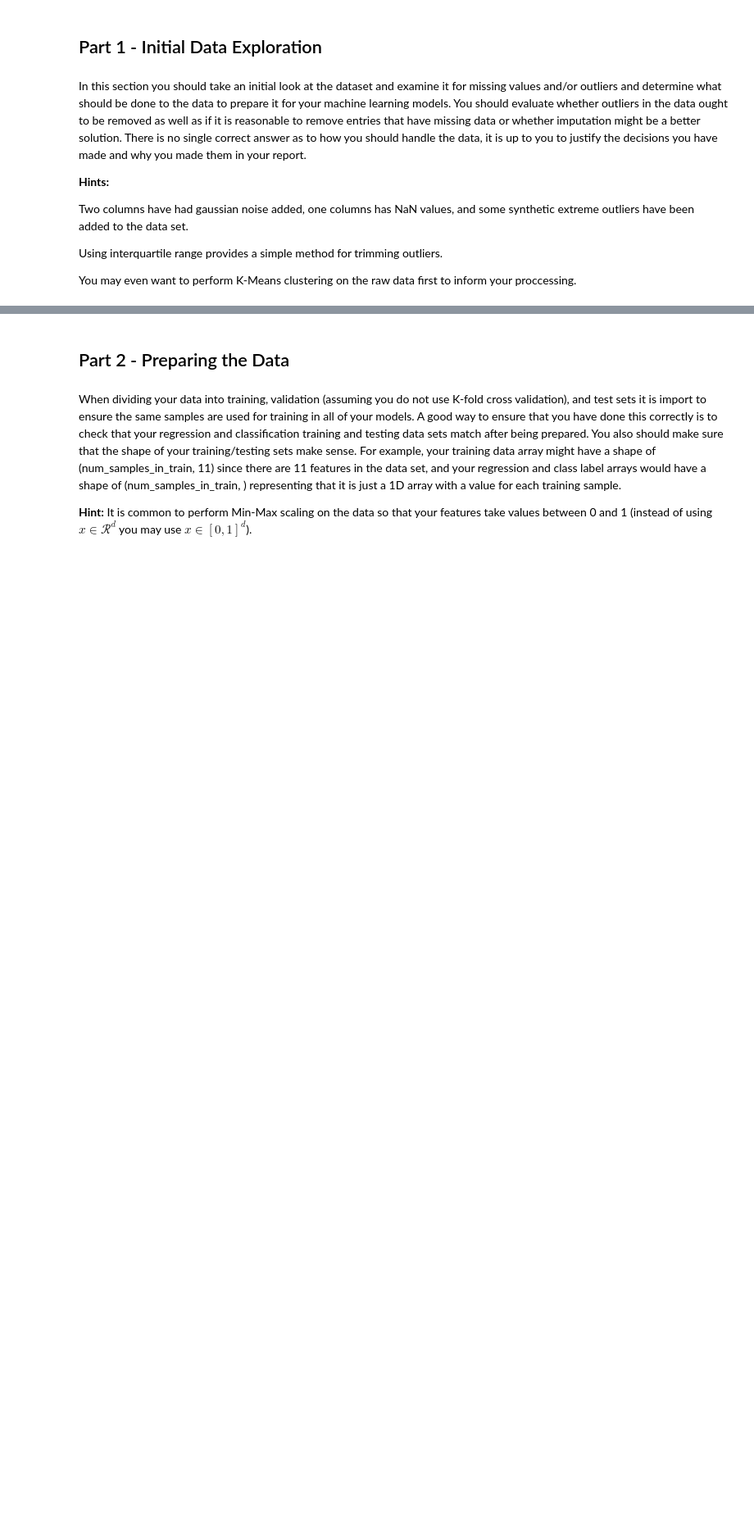
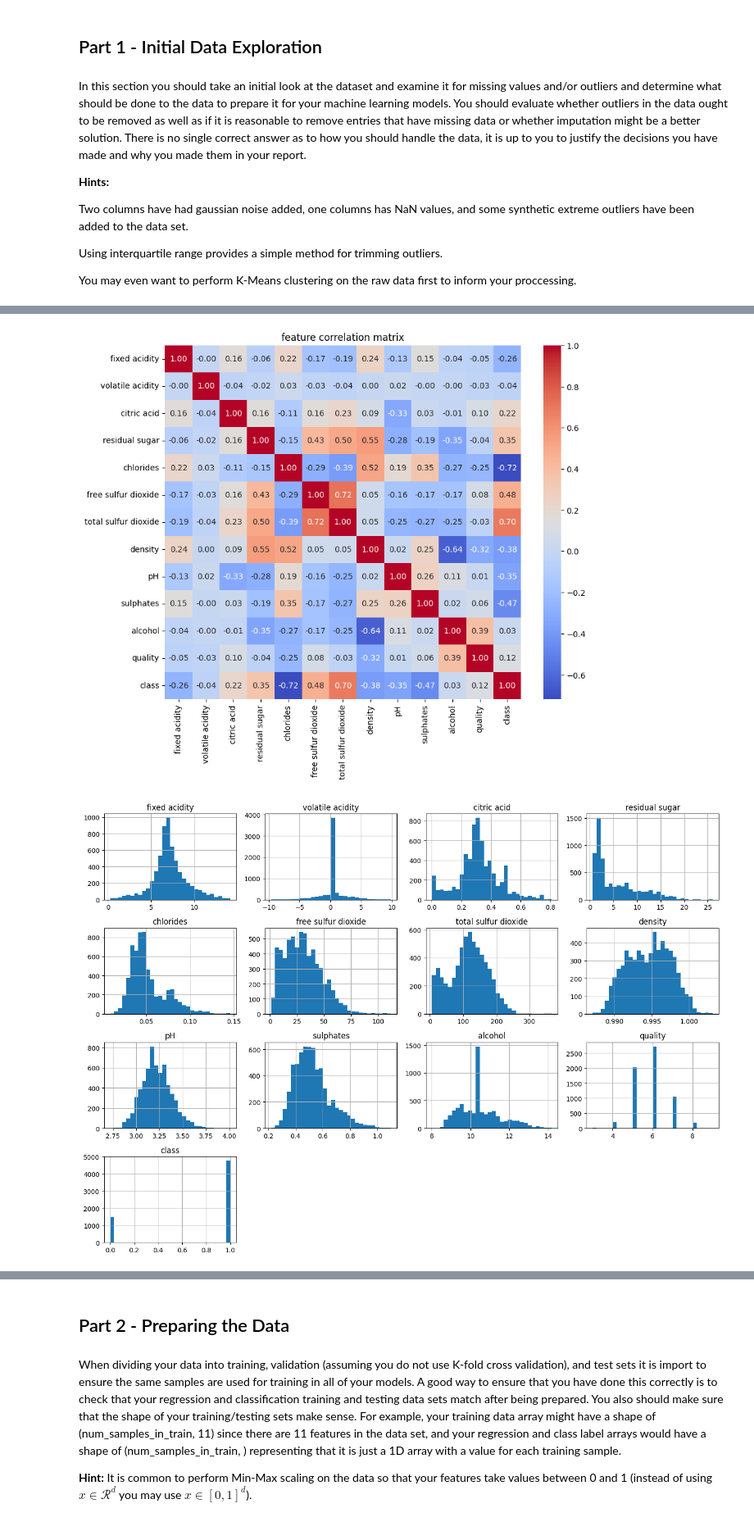
Before and after one commit to Joe-Bresee/data-mining, a Jupyter notebook: a1/Data_Mining_Assignment_1_post.ipynb, the cells around one changed output, grey strips where cells are left out. Shown at 82% size. Drawn from its saved outputs; the diff is of its cells as text; code cells hidden in the pictures; blank space fills up the shorter version.

```diff
--- a/a1/Data_Mining_Assignment_1_post.ipynb
+++ b/a1/Data_Mining_Assignment_1_post.ipynb
@@ -88,0 +113,28 @@ dtype: float64
+# %%
+
+# looks like normal curve until after the 7.5 mark.
+# an appropriate cut-off line for outliers would be the 8 mark.
+
+# After initially trying to perform IQR on all columns, and having too many data entries removed for even a very strict IQR multiplier,
+# I checked to see if only a couple columns are causing most of the gaussian noise (from the above hint).
+for col in imputed_data.select_dtypes(include=["number"]).columns:
+    Q1 = imputed_data[col].quantile(0.25)
+    Q3 = imputed_data[col].quantile(0.75)
+    IQR = Q3 - Q1
+    n_outliers = ((imputed_data[col] < Q1 - 3*IQR) | (imputed_data[col] > Q3 + 3*IQR)).sum()
+    if n_outliers > 0.1 * len(imputed_data): print(f"{col}: {n_outliers} outliers")
+
+noisy_cols = ["volatile acidity", "class"]
+
+clean_data = imputed_data.copy()
+for col in clean_data.select_dtypes(include=["number"]).columns:
+    if col in noisy_cols:
+        continue
+    Q1 = clean_data[col].quantile(0.25)
+    Q3 = clean_data[col].quantile(0.75)
+    IQR = Q3 - Q1
+    lower = Q1 - 3 * IQR
+    upper = Q3 + 3 * IQR
+    clean_data = clean_data[(clean_data[col] >= lower) & (clean_data[col] <= upper)]
+
+print(f"percentage of rows removed: {1 - (len(clean_data) / len(imputed_data))}")
@@ -88,0 +165,16 @@ dtype: float64
+# %%
+
+# examining correlations
+corr_matrix = clean_data.corr()
+plt.figure(figsize=(10, 8))
+sns.heatmap(corr_matrix, annot=True, fmt=".2f", cmap="coolwarm")
+plt.title("feature correlation matrix")
+plt.show()
+
+# analyzing distribution the data is drawn from
+clean_data.hist(figsize=(14, 10), bins=30)
+plt.tight_layout()
+plt.show()
+# %% [output]
+[figure, added]
+[figure, added]
```
Also changed, not shown: parts of 9 cells of this notebook, 1 other file.
